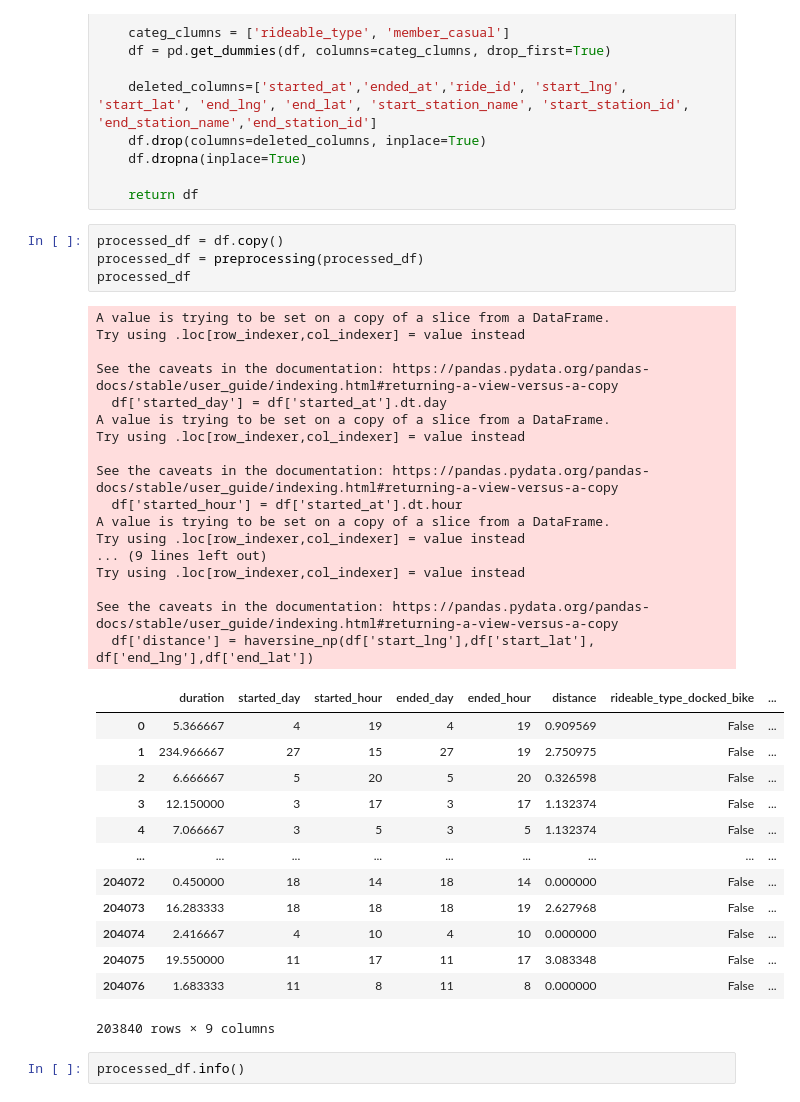
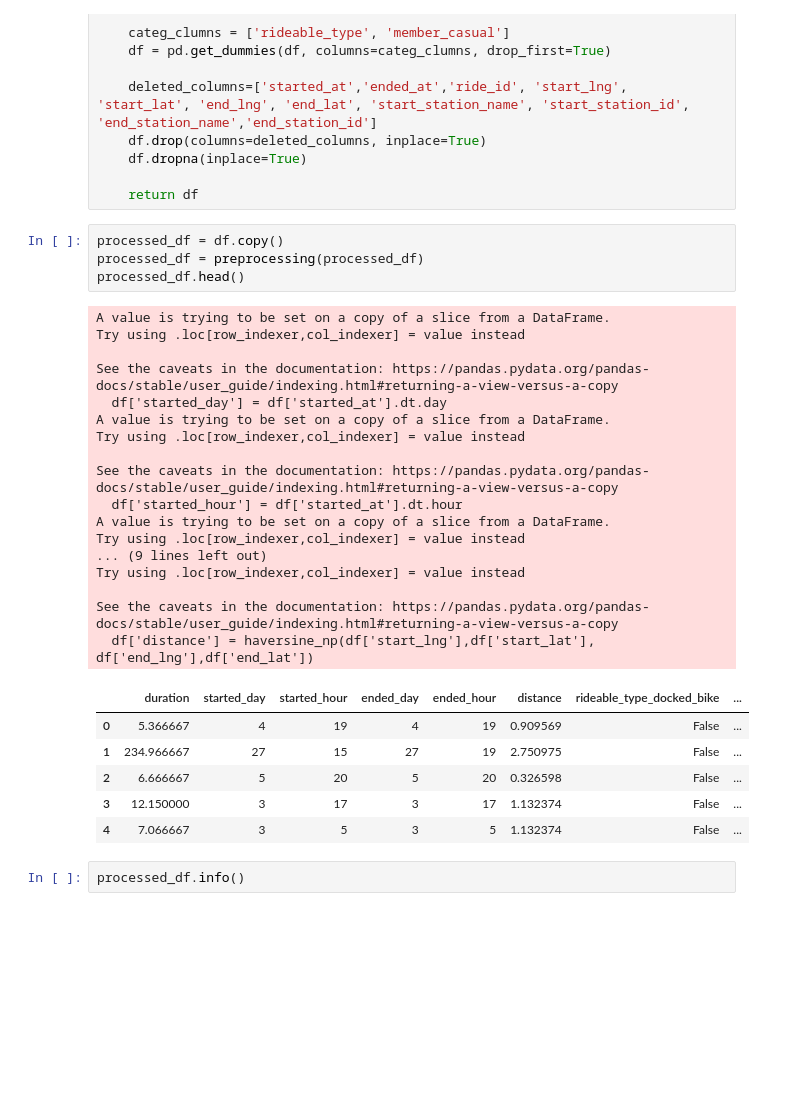
Before and after one commit to MohammmedAb/Bike-Trip-Duration-MLOps-Pipeline, a Jupyter notebook: traning/trainBaseModel.ipynb, the cells around one changed output. Saved outputs shown, nothing was run; the diff lists cells and outputs as text; blank space fills up the shorter version.

```diff
--- a/traning/trainBaseModel.ipynb
+++ b/traning/trainBaseModel.ipynb
@@ -152,38 +150,31 @@ def preprocessing(df):
 # %%
 processed_df = df.copy()
 processed_df = preprocessing(processed_df)
-processed_df
+processed_df.head()
 # %% [output]
 A value is trying to be set on a copy of a slice from a DataFrame.
 Try using .loc[row_indexer,col_indexer] = value instead
 
 See the caveats in the documentation: https://pandas.pydata.org/pandas-docs/stable/user_guide/indexing.html#returning-a-view-versus-a-copy
   df['started_day'] = df['started_at'].dt.day
 A value is trying to be set on a copy of a slice from a DataFrame.
 Try using .loc[row_indexer,col_indexer] = value instead
 
 See the caveats in the documentation: https://pandas.pydata.org/pandas-docs/stable/user_guide/indexing.html#returning-a-view-versus-a-copy
   df['started_hour'] = df['started_at'].dt.hour
 A value is trying to be set on a copy of a slice from a DataFrame.
 Try using .loc[row_indexer,col_indexer] = value instead
 ... (9 lines left out)
 Try using .loc[row_indexer,col_indexer] = value instead
 
 See the caveats in the documentation: https://pandas.pydata.org/pandas-docs/stable/user_guide/indexing.html#returning-a-view-versus-a-copy
   df['distance'] = haversine_np(df['start_lng'],df['start_lat'], df['end_lng'],df['end_lat'])
 |  | duration | started_day | started_hour | ended_day | ended_hour | distance | rideable_type_docked_bike | ... |
 | 0 | 5.366667 | 4 | 19 | 4 | 19 | 0.909569 | False | ... |
 | 1 | 234.966667 | 27 | 15 | 27 | 19 | 2.750975 | False | ... |
 | 2 | 6.666667 | 5 | 20 | 5 | 20 | 0.326598 | False | ... |
 | 3 | 12.150000 | 3 | 17 | 3 | 17 | 1.132374 | False | ... |
 | 4 | 7.066667 | 3 | 5 | 3 | 5 | 1.132374 | False | ... |
-| ... | ... | ... | ... | ... | ... | ... | ... | ... |
-| 204072 | 0.450000 | 18 | 14 | 18 | 14 | 0.000000 | False | ... |
-| 204073 | 16.283333 | 18 | 18 | 18 | 19 | 2.627968 | False | ... |
-| 204074 | 2.416667 | 4 | 10 | 4 | 10 | 0.000000 | False | ... |
-| 204075 | 19.550000 | 11 | 17 | 11 | 17 | 3.083348 | False | ... |
-| 204076 | 1.683333 | 11 | 8 | 11 | 8 | 0.000000 | False | ... |
-203840 rows × 9 columns
 # %%
 processed_df.info()
 # %% [output]
```
Also changed, not shown: parts of 24 cells of this notebook.
